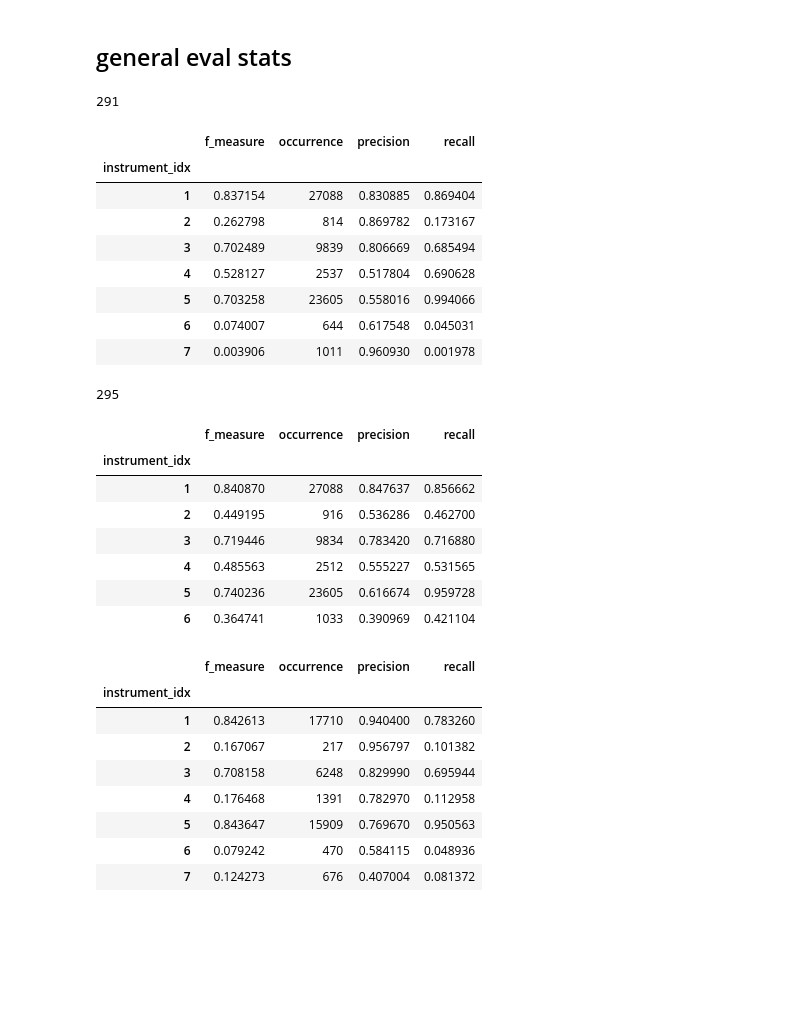
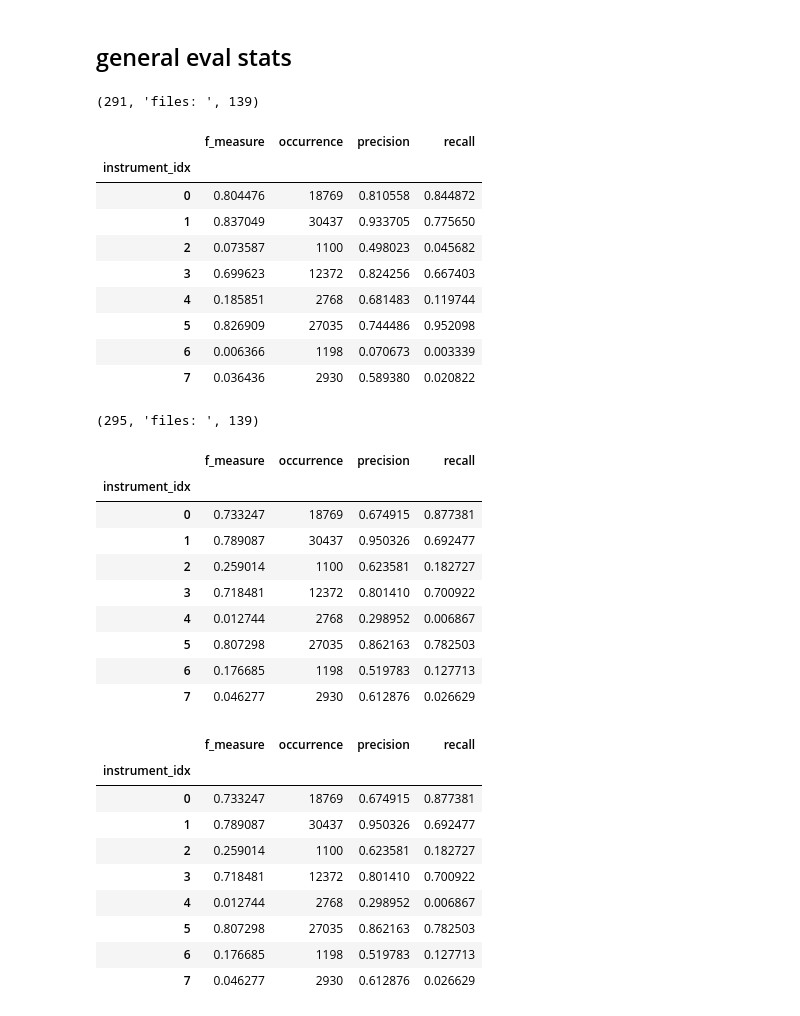
Before and after one commit to pelinski/crnn_multitask_adt, a Jupyter notebook: eval.ipynb, the cells around one changed output. Saved outputs shown, nothing was run; the diff lists cells and outputs as text; code cells hidden in the pictures; blank space fills up the shorter version.

```diff
--- a/eval.ipynb
+++ b/eval.ipynb
@@ -284,7 +287,7 @@ threshold = {
     7: 0
 }
 
-for idx,instrument in enumerate(list(df.index.values)):
+for idx,instrument in enumerate(list(df_total.index.values)):
     threshold[instrument] = np.round(df_total.iloc[idx]['threshold'],2)
 
 #instruments with no threshold optimized get the lowest threshold
@@ -388,47 +390,57 @@ for f in computed_files:
 # %% [markdown]
 ## general eval stats
 # %%
+
 for model in selected_models:
-    print(model)
 
     df = pd.DataFrame()
     model_dir = os.path.join(eval_model_dir, str(model))
     results_list = os.listdir(model_dir)
+    results_list.sort()
+    print(model, 'files: ', len(results_list))
 
-    for result in results_list:
+    for idx,result in enumerate(results_list):
+        #print(result)
+        #if idx>1:
+        #    break
         result_path = os.path.join(model_dir, result)
         df = df.append(pd.read_csv(result_path))
+
+        #display(df)
 
     df = df.drop(columns=['Unnamed: 0'])
 
     f_measure = df.groupby("instrument_idx").apply(lambda x: np.average(x['f_measure'],
-                                                                    weights=x['number_of_occurences']))
+                                                                    weights=x['num_of_occ']))
     precision = df.groupby("instrument_idx").apply(lambda x: np.average(x['precision'],
-                                                                    weights=x['number_of_occurences']))
+                                                                    weights=x['num_of_occ']))
     recall = df.groupby("instrument_idx").apply(lambda x: np.average(x['recall'],
-                                                                    weights=x['number_of_occurences']))
-    occurrence_sum = df.groupby("instrument_idx").apply(lambda x: np.sum(x['number_of_occurences']))
+                                                                    weights=x['num_of_occ']))
+    occurrence_sum = df.groupby("instrument_idx").apply(lambda x: np.sum(x['num_of_occ']))
 
     results = pd.DataFrame({'f_measure':f_measure, 'precision':precision,
                             'recall':recall,'occurrence':occurrence_sum})
     display(results)
 # %% [output]
-291
+(291, 'files: ', 139)
 |  | f_measure | occurrence | precision | recall |
 | instrument_idx |  |  |  |  |
-| 1 | 0.837154 | 27088 | 0.830885 | 0.869404 |
-| 2 | 0.262798 | 814 | 0.869782 | 0.173167 |
-| 3 | 0.702489 | 9839 | 0.806669 | 0.685494 |
-| 4 | 0.528127 | 2537 | 0.517804 | 0.690628 |
-| 5 | 0.703258 | 23605 | 0.558016 | 0.994066 |
-| 6 | 0.074007 | 644 | 0.617548 | 0.045031 |
-| 7 | 0.003906 | 1011 | 0.960930 | 0.001978 |
+| 0 | 0.804476 | 18769 | 0.810558 | 0.844872 |
+| 1 | 0.837049 | 30437 | 0.933705 | 0.775650 |
+| 2 | 0.073587 | 1100 | 0.498023 | 0.045682 |
+| 3 | 0.699623 | 12372 | 0.824256 | 0.667403 |
+| 4 | 0.185851 | 2768 | 0.681483 | 0.119744 |
+| 5 | 0.826909 | 27035 | 0.744486 | 0.952098 |
+| 6 | 0.006366 | 1198 | 0.070673 | 0.003339 |
+| 7 | 0.036436 | 2930 | 0.589380 | 0.020822 |
-295
+(295, 'files: ', 139)
 |  | f_measure | occurrence | precision | recall |
 | instrument_idx |  |  |  |  |
-| 1 | 0.840870 | 27088 | 0.847637 | 0.856662 |
-| 2 | 0.449195 | 916 | 0.536286 | 0.462700 |
-| 3 | 0.719446 | 9834 | 0.783420 | 0.716880 |
-| 4 | 0.485563 | 2512 | 0.555227 | 0.531565 |
-| 5 | 0.740236 | 23605 | 0.616674 | 0.959728 |
-| 6 | 0.364741 | 1033 | 0.390969 | 0.421104 |
+| 0 | 0.733247 | 18769 | 0.674915 | 0.877381 |
+| 1 | 0.789087 | 30437 | 0.950326 | 0.692477 |
+| 2 | 0.259014 | 1100 | 0.623581 | 0.182727 |
+| 3 | 0.718481 | 12372 | 0.801410 | 0.700922 |
+| 4 | 0.012744 | 2768 | 0.298952 | 0.006867 |
+| 5 | 0.807298 | 27035 | 0.862163 | 0.782503 |
+| 6 | 0.176685 | 1198 | 0.519783 | 0.127713 |
+| 7 | 0.046277 | 2930 | 0.612876 | 0.026629 |
@@ -443,12 +447,13 @@ occurrence_sum = df.groupby("instrument_idx").apply(lambda x: np.sum(x['number_o
-# %%
-pd.DataFrame({'f_measure':f_measure, 'precision':precision, 'recall':recall,'occurrence':occurrence_sum})
-# %% [output]
-|  | f_measure | occurrence | precision | recall |
-| instrument_idx |  |  |  |  |
-| 1 | 0.842613 | 17710 | 0.940400 | 0.783260 |
-| 2 | 0.167067 | 217 | 0.956797 | 0.101382 |
-| 3 | 0.708158 | 6248 | 0.829990 | 0.695944 |
-| 4 | 0.176468 | 1391 | 0.782970 | 0.112958 |
-| 5 | 0.843647 | 15909 | 0.769670 | 0.950563 |
-| 6 | 0.079242 | 470 | 0.584115 | 0.048936 |
-| 7 | 0.124273 | 676 | 0.407004 | 0.081372 |
+# %%
+display(results)
+# %% [output]
+|  | f_measure | occurrence | precision | recall |
+| instrument_idx |  |  |  |  |
+| 0 | 0.733247 | 18769 | 0.674915 | 0.877381 |
+| 1 | 0.789087 | 30437 | 0.950326 | 0.692477 |
+| 2 | 0.259014 | 1100 | 0.623581 | 0.182727 |
+| 3 | 0.718481 | 12372 | 0.801410 | 0.700922 |
+| 4 | 0.012744 | 2768 | 0.298952 | 0.006867 |
+| 5 | 0.807298 | 27035 | 0.862163 | 0.782503 |
+| 6 | 0.176685 | 1198 | 0.519783 | 0.127713 |
+| 7 | 0.046277 | 2930 | 0.612876 | 0.026629 |
```
Also changed, not shown: parts of 11 cells of this notebook.
